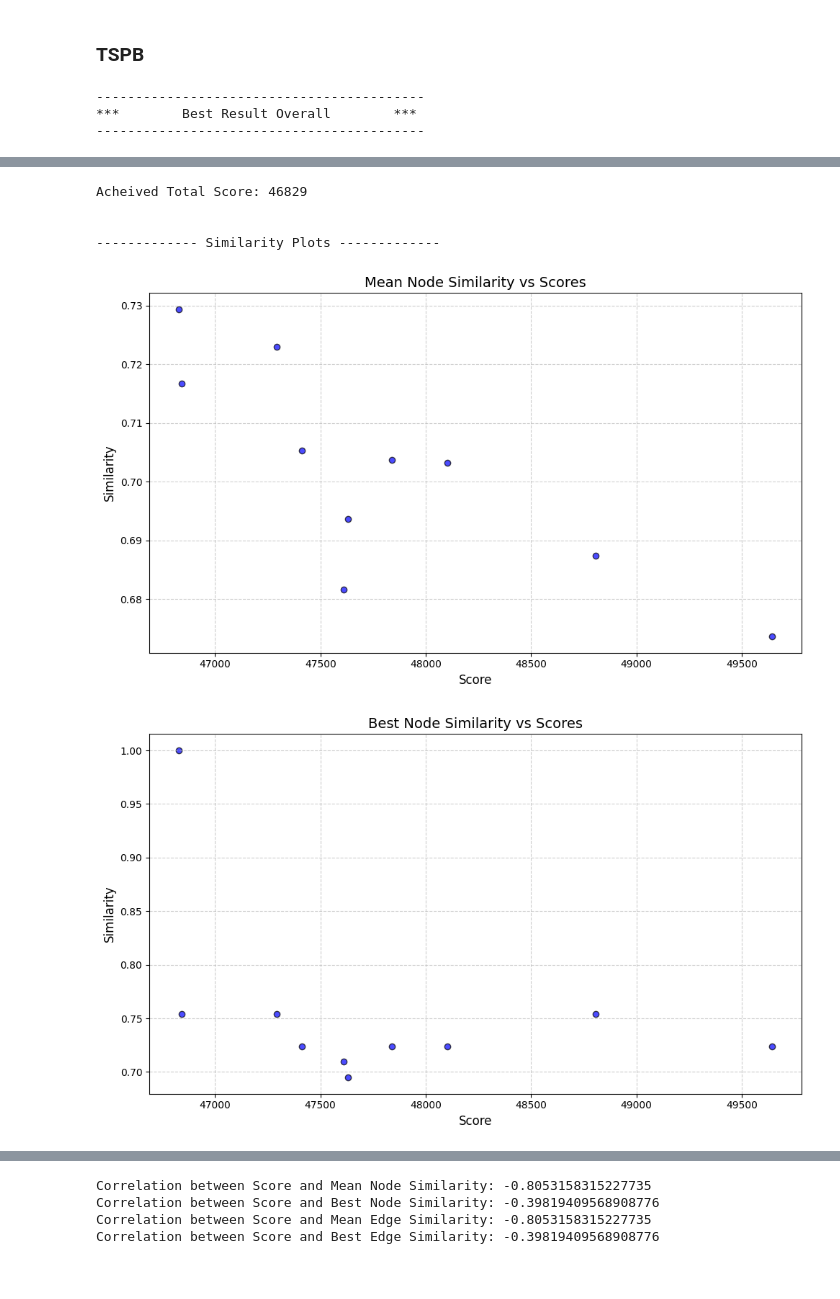
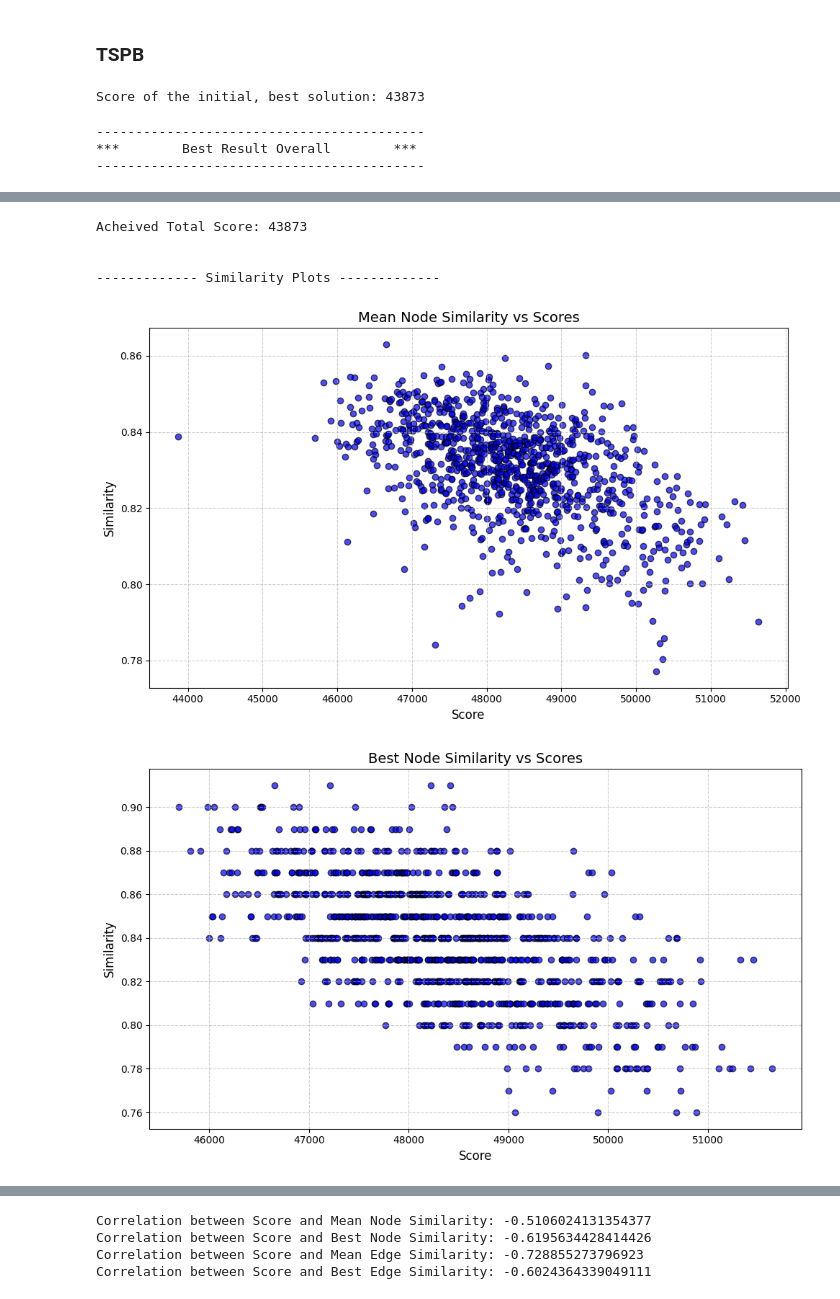
Before and after one commit to MatTheTab/Evolutionary-Computation, a Jupyter notebook: Assignment_8_Global_Convexity/Assignment_8_Global_Convexity.ipynb, the cells around one changed output, grey strips where cells are left out. Drawn from its saved outputs; the diff is of its cells as text; code cells hidden in the pictures.

```diff
--- a/Assignment_8_Global_Convexity/Assignment_8_Global_Convexity.ipynb
+++ b/Assignment_8_Global_Convexity/Assignment_8_Global_Convexity.ipynb
@@ -917,16 +917,19 @@ def get_all_edges(solution):
         all_edges.append((solution[i], solution[i + 1]))
         all_edges.append((solution[i + 1], solution[i]))
     all_edges.append((solution[-1], solution[0]))
-    all_edges.append((solution[-1], solution[0]))
+    all_edges.append((solution[0], solution[-1]))
     return all_edges
 
 def calculate_similarity_common_edges(solution_1, solution_2):
     all_edges_1 = get_all_edges(solution_1)
     all_edges_2 = get_all_edges(solution_2)
-    return len(set(all_edges_1).intersection(set(all_edges_2)))/(len(set(all_edges_1 + all_edges_2)) // 2)
+    assert len(all_edges_1) == len(all_edges_2)
+    # print(all_edges_1)
+    # print(all_edges_2)
+    return len(set(all_edges_1).intersection(set(all_edges_2)))/(len(set(all_edges_1)))
 
 def calculate_similarity_common_nodes(solution_1, solution_2):
-    return len(set(solution_1).intersection(set(solution_2)))/len(set(solution_1 + solution_2))
+    return len(set(solution_1).intersection(set(solution_2)))/len(set(solution_1))
 
 def run_similarity_tests(results):
     similarity_results_nodes = []
@@ -935,8 +938,8 @@ def run_similarity_tests(results):
         temp_arr_nodes = []
         temp_arr_edges = []
         for solution_2, score_2 in results:
-            similarity_nodes = calculate_similarity_common_edges(solution_1, solution_2)
-            similarity_edges = calculate_similarity_common_nodes(solution_1, solution_2)
+            similarity_nodes = calculate_similarity_common_nodes(solution_1, solution_2)
+            similarity_edges = calculate_similarity_common_edges(solution_1, solution_2)
             temp_arr_nodes.append(similarity_nodes)
             temp_arr_edges.append(similarity_edges)
         similarity_results_nodes.append(temp_arr_nodes.copy())
@@ -1075,26 +1079,28 @@ df_B = pd.read_csv(TSPB_PATH, sep=";", header=None)
 df_B.columns = ["x", "y", "val"]
 distance_matrix_B = get_distance_matrix(df_B, euclidean_distance)
 weights_B = df_B.val.to_numpy()
+# %%
+allowed_time = 200
+
+initial_best_solution = None
+initial_best_score = np.inf
+
+for i in range(5):
+    temp_sol, temp_score, iterations = Large_Neighborhood_Search(distance_matrix_B, weights_B, initial_algorithm=random_solution, \
+                                                            steepest_algorithm=deltas_steepest_local_search_edges, \
+                                                            num_nodes=len(weights_B)//2, allowed_time=allowed_time, \
+                                                            destroy=destroy, repair=repair_weighted_regret, \
+                                                            optional_steepest=True, df=df_B)
+    if temp_score < initial_best_score:
+        initial_best_score = temp_score
+        initial_best_solution = temp_sol.copy()
+
+print(f"Score of the initial, best solution: {initial_best_score}")
+
+results = run_1000_tests(initial_best_score, initial_best_solution, random_solution, greedy_local_search_edges, distance_matrix_B, weights_B)
+# %% [output]
+Score of the initial, best solution: 43873
 # %%
-allowed_time = 200
-
-initial_best_solution = None
-initial_best_score = np.inf
-
-for i in range(5):
-    temp_sol, temp_score, iterations = Large_Neighborhood_Search(distance_matrix_B, weights_B, initial_algorithm=random_solution, \
-                                                            steepest_algorithm=deltas_steepest_local_search_edges, \
-                                                            num_nodes=len(weights_B)//2, allowed_time=allowed_time, \
-                                                            destroy=destroy, repair=repair_weighted_regret, \
-                                                            optional_steepest=True, df=df_B)
-    if temp_score < initial_best_score:
-        initial_best_score = temp_score
-        initial_best_solution = temp_sol.copy()
-
-print(f"Score of the initial, best solution: {initial_best_score}")
-
-results = run_1000_tests(initial_best_score, initial_best_solution, random_solution, greedy_local_search_edges, distance_matrix_B, weights_B)
-
 print("------------------------------------------")
 print("***        Best Result Overall        ***")
 print("------------------------------------------")
@@ -1111,10 +1117,13 @@ best_similarity_nodes = get_similarity_to_best(similarity_results_nodes)
 mean_similarity_edges = get_similarity_average(similarity_results_edges)
 best_similarity_edges = get_similarity_to_best(similarity_results_edges)
 
+best_similarity_nodes = best_similarity_nodes[1: ]
+best_similarity_edges = best_similarity_edges[1: ]
+
 mean_similarity_nodes_scores = combine_scores_similarities(mean_similarity_nodes, results)
-best_similarity_nodes_scores = combine_scores_similarities(best_similarity_nodes, results)
+best_similarity_nodes_scores = combine_scores_similarities(best_similarity_nodes, results[1: ])
 mean_similarity_edges_scores = combine_scores_similarities(mean_similarity_edges, results)
-best_similarity_edges_scores = combine_scores_similarities(best_similarity_edges, results)
+best_similarity_edges_scores = combine_scores_similarities(best_similarity_edges, results[1: ])
 
 plot_similarities(mean_similarity_nodes_scores, "Mean Node Similarity vs Scores")
 plot_similarities(best_similarity_nodes_scores, "Best Node Similarity vs Scores")
@@ -1138,6 +1147,6 @@ print("Correlation between Score and Best Edge Similarity:", best_edges_corr)
-Acheived Total Score: 46829
+Acheived Total Score: 43873
 
 
 ------------- Similarity Plots -------------
-[figure, old version]
+[figure, new version]
-[figure, old version]
+[figure, new version]
@@ -1146,4 +1155,4 @@ Acheived Total Score: 46829
-Correlation between Score and Mean Node Similarity: -0.8053158315227735
-Correlation between Score and Best Node Similarity: -0.39819409568908776
-Correlation between Score and Mean Edge Similarity: -0.8053158315227735
-Correlation between Score and Best Edge Similarity: -0.39819409568908776
+Correlation between Score and Mean Node Similarity: -0.5106024131354377
+Correlation between Score and Best Node Similarity: -0.6195634428414426
+Correlation between Score and Mean Edge Similarity: -0.728855273796923
+Correlation between Score and Best Edge Similarity: -0.6024364339049111
```
Also changed, not shown: parts of 4 cells of this notebook, 2 other files.
